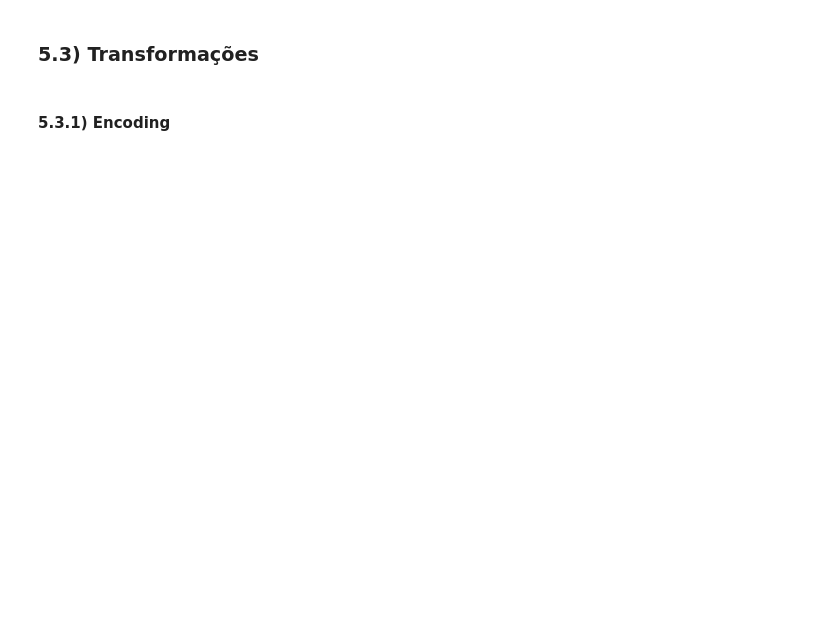
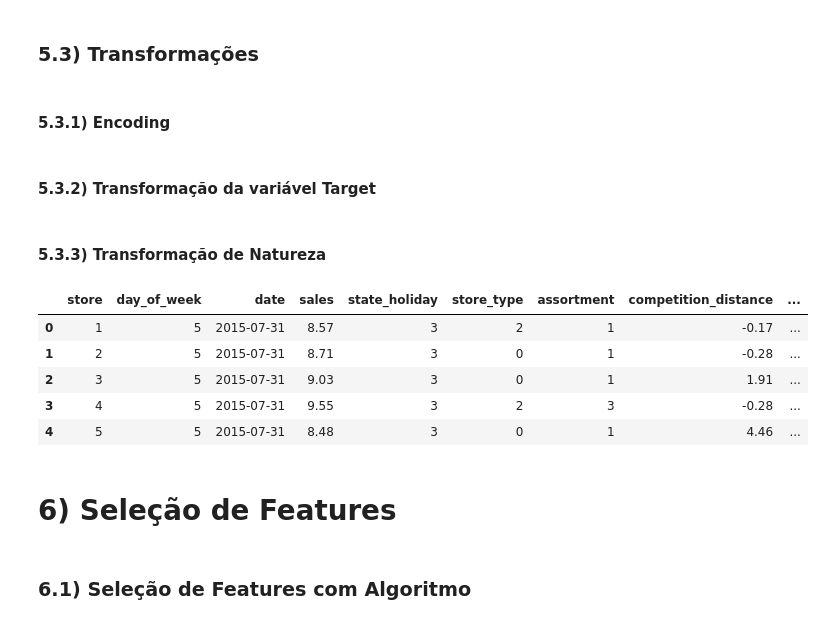
Before and after one commit to GustavoBarros11/rossmann_sales_forecast, a Jupyter notebook: ciclo1_notebook.ipynb, the cells around one changed output. Cells and saved outputs as stored; diff of their text form; code cells hidden in the pictures; blank space fills up the shorter version.

```diff
--- a/ciclo1_notebook.ipynb
+++ b/ciclo1_notebook.ipynb
@@ -672,3 +671,51 @@ NameError: name 'df5' is not defined
 ### 5.3) Transformações
 # %% [markdown]
 #### 5.3.1) Encoding
+# %%
+ohe = OneHotEncoder()
+le = LabelEncoder()
+oe = OrdinalEncoder()
+
+# promo, school_holiday, promo2, is_promo -> OneHot
+df5 = pd.get_dummies( df5, prefix=['promo', 'school_holiday', 'promo2', 'is_promo'], columns=['promo', 'school_holiday', 'promo2', 'is_promo'] )
+
+# state_holiday -> Label *
+df5['state_holiday'] = le.fit_transform(df5['state_holiday'])
+
+# store_type -> Label *
+df5['store_type'] = le.fit_transform(df5['store_type'])
+
+# assortment - Ordinal Encoding
+assortment_dict = {'basic': 1,  'extra': 2, 'extended': 3}
+df5['assortment'] = df5['assortment'].map( assortment_dict )
+# %% [markdown]
+#### 5.3.2) Transformação da variável Target
+# %%
+df5['sales'] = np.log1p(df5['sales'])
+# %% [markdown]
+#### 5.3.3) Transformação de Natureza
+# %%
+# day of week
+df5['day_of_week_sin'] = df5['day_of_week'].apply( lambda x: np.sin( x * ( 2. * np.pi/7 ) ) )
+df5['day_of_week_cos'] = df5['day_of_week'].apply( lambda x: np.cos( x * ( 2. * np.pi/7 ) ) )
+
+# month
+df5['month_sin'] = df5['month'].apply( lambda x: np.sin( x * ( 2. * np.pi/12 ) ) )
+df5['month_cos'] = df5['month'].apply( lambda x: np.cos( x * ( 2. * np.pi/12 ) ) )
+
+# day
+df5['day_sin'] = df5['day'].apply( lambda x: np.sin( x * ( 2. * np.pi/30 ) ) )
+df5['day_cos'] = df5['day'].apply( lambda x: np.cos( x * ( 2. * np.pi/30 ) ) )
+
+# week of year
+df5['week_of_year_sin'] = df5['week_of_year'].apply( lambda x: np.sin( x * ( 2. * np.pi/52 ) ) )
+df5['week_of_year_cos'] = df5['week_of_year'].apply( lambda x: np.cos( x * ( 2. * np.pi/52 ) ) )
+# %% [output]
+|  | store | day_of_week | date | sales | state_holiday | store_type | assortment | competition_distance | ... |
+| 0 | 1 | 5 | 2015-07-31 | 8.57 | 3 | 2 | 1 | -0.17 | ... |
+| 1 | 2 | 5 | 2015-07-31 | 8.71 | 3 | 0 | 1 | -0.28 | ... |
+| 2 | 3 | 5 | 2015-07-31 | 9.03 | 3 | 0 | 1 | 1.91 | ... |
+| 3 | 4 | 5 | 2015-07-31 | 9.55 | 3 | 2 | 3 | -0.28 | ... |
+| 4 | 5 | 5 | 2015-07-31 | 8.48 | 3 | 0 | 1 | 4.46 | ... |
+# %% [markdown]
+# 6) Seleção de Features
@@ -674,0 +724,2 @@ NameError: name 'df5' is not defined
+# %% [markdown]
+### 6.1) Seleção de Features com Algoritmo
```
Also changed, not shown: parts of 5 cells of this notebook, 5 other files.
